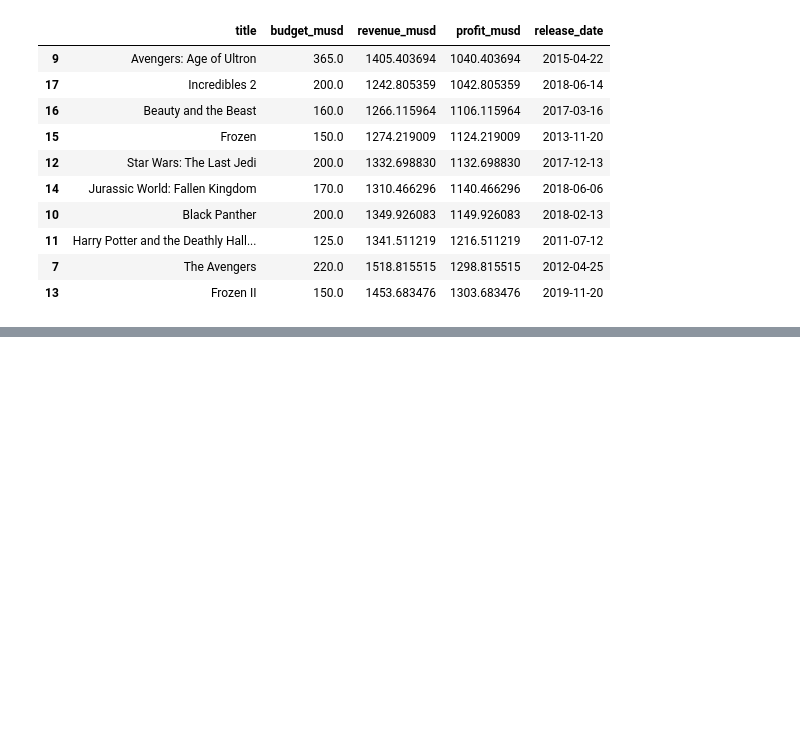
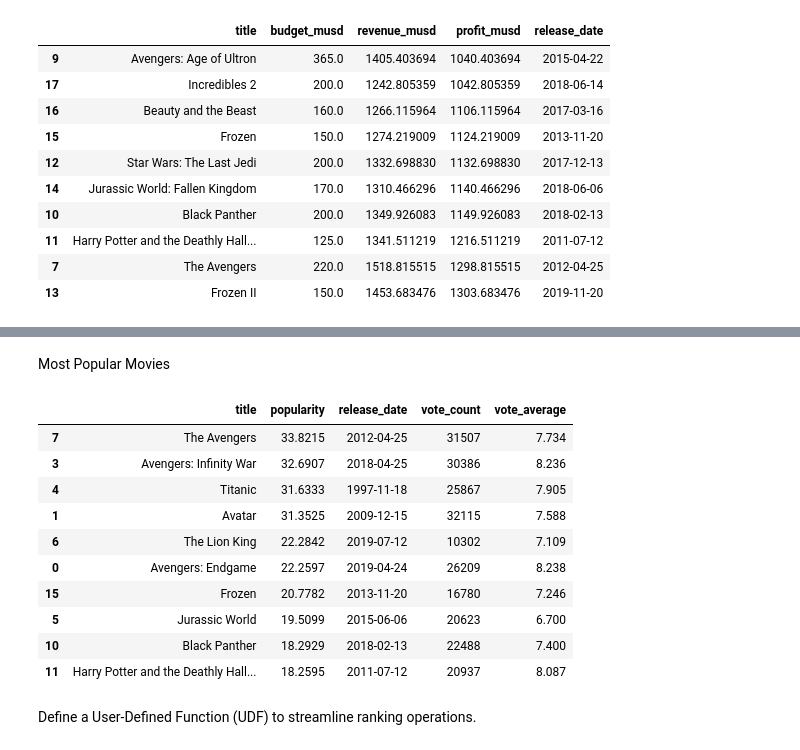
Before and after one commit to b-kenneth/Python_Fundamentals, a Jupyter notebook: movie_data_analysis.ipynb, the cells around one changed output, grey strips where cells are left out. Saved outputs shown, nothing was run; the diff lists cells and outputs as text; code cells hidden in the pictures; blank space fills up the shorter version.

```diff
--- a/movie_data_analysis.ipynb
+++ b/movie_data_analysis.ipynb
@@ -566,0 +683,22 @@ lowest_profit_movies[['title', 'budget_musd', 'revenue_musd', 'profit_musd', 're
+# %% [markdown]
+Most Popular Movies
+# %%
+# Sort movies by 'popularity' in descending order
+most_popular_movies = cleaned_movies_df.sort_values(by='popularity', ascending=False)
+
+# Display the top 10 most popular movies
+most_popular_movies[['title', 'popularity', 'release_date', 'vote_count', 'vote_average']].head(10)
+# %% [output]
+|  | title | popularity | release_date | vote_count | vote_average |
+| 7 | The Avengers | 33.8215 | 2012-04-25 | 31507 | 7.734 |
+| 3 | Avengers: Infinity War | 32.6907 | 2018-04-25 | 30386 | 8.236 |
+| 4 | Titanic | 31.6333 | 1997-11-18 | 25867 | 7.905 |
+| 1 | Avatar | 31.3525 | 2009-12-15 | 32115 | 7.588 |
+| 6 | The Lion King | 22.2842 | 2019-07-12 | 10302 | 7.109 |
+| 0 | Avengers: Endgame | 22.2597 | 2019-04-24 | 26209 | 8.238 |
+| 15 | Frozen | 20.7782 | 2013-11-20 | 16780 | 7.246 |
+| 5 | Jurassic World | 19.5099 | 2015-06-06 | 20623 | 6.700 |
+| 10 | Black Panther | 18.2929 | 2018-02-13 | 22488 | 7.400 |
+| 11 | Harry Potter and the Deathly Hall... | 18.2595 | 2011-07-12 | 20937 | 8.087 |
+# %% [markdown]
+Define a User-Defined Function (UDF) to streamline ranking operations.
```
Also changed, not shown: parts of 12 cells of this notebook.
